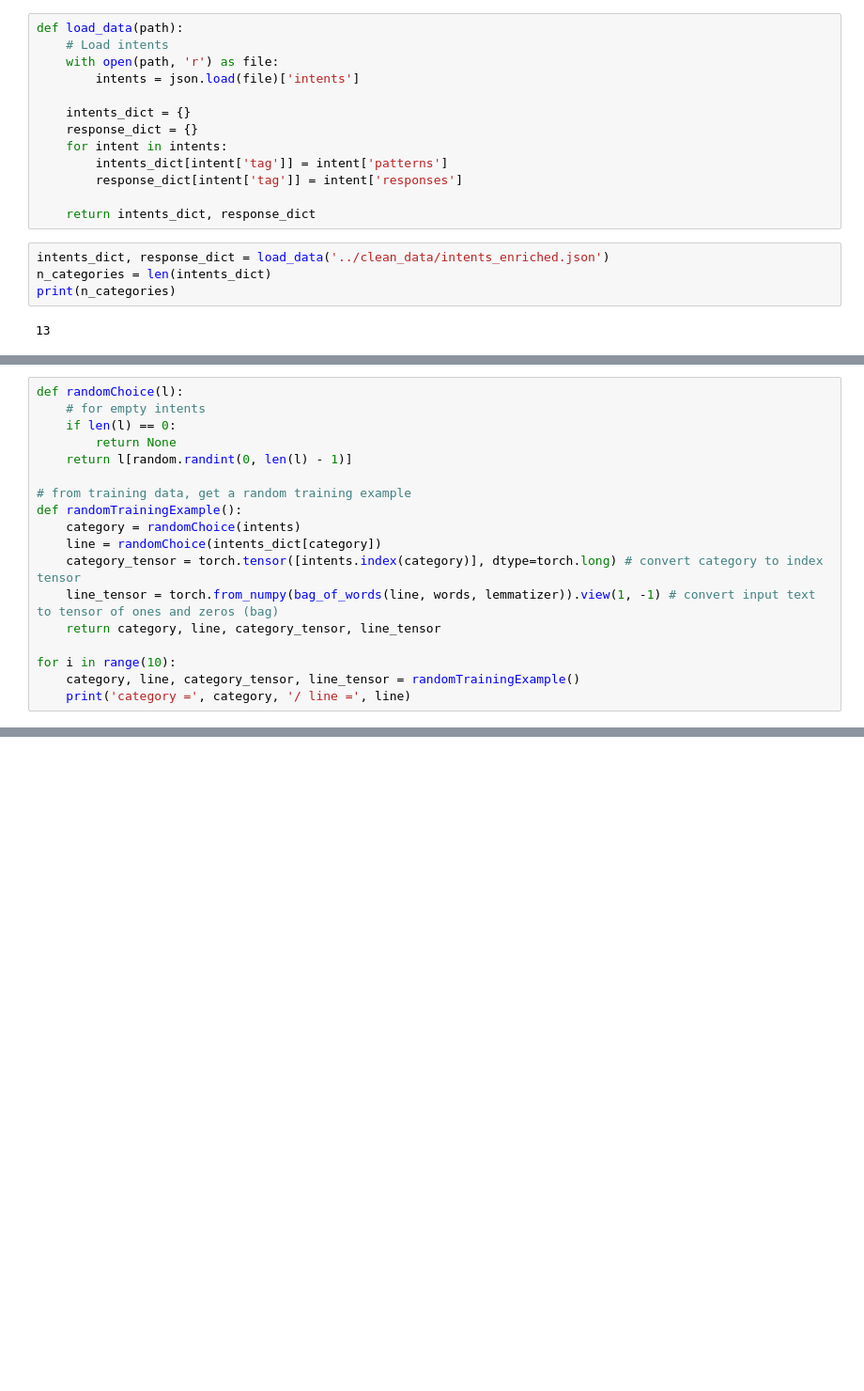
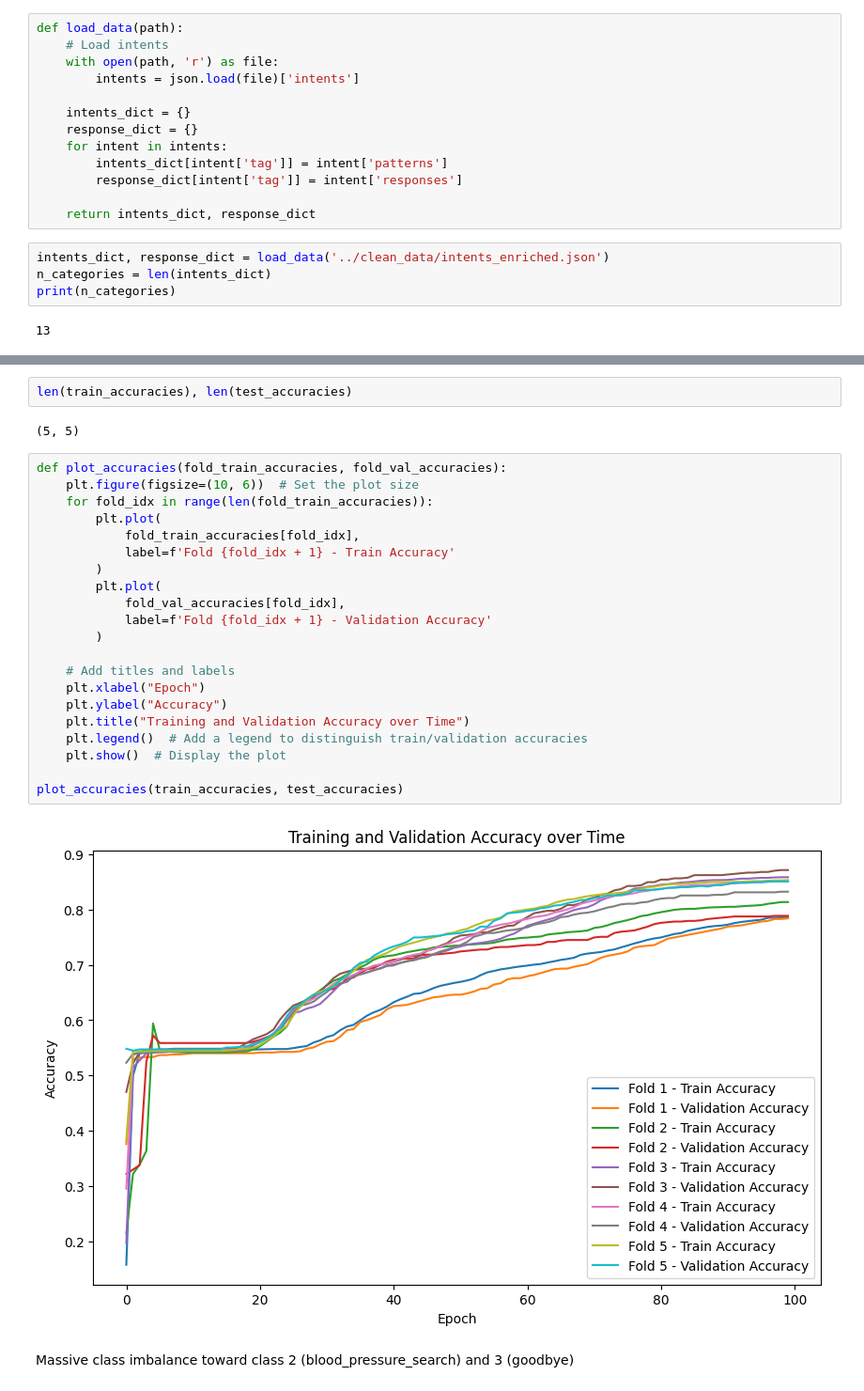
Before and after one commit to Riley94/Chatbot, a Jupyter notebook: src/intents_classification.ipynb, the cells around one changed output, grey strips where cells are left out. Shown: that part at 94% size. Drawn from its saved outputs; the diff is of its cells as text; blank space fills up the shorter version.

```diff
--- a/src/intents_classification.ipynb
+++ b/src/intents_classification.ipynb
@@ -201,18 +32,0 @@ Pick train inputs randomly to avoid overfitting.
-# %%
-def randomChoice(l):
-    # for empty intents
-    if len(l) == 0:
-        return None
-    return l[random.randint(0, len(l) - 1)]
-
-# from training data, get a random training example
-def randomTrainingExample():
-    category = randomChoice(intents)
-    line = randomChoice(intents_dict[category])
-    category_tensor = torch.tensor([intents.index(category)], dtype=torch.long) # convert category to index tensor
-    line_tensor = torch.from_numpy(bag_of_words(line, words, lemmatizer)).view(1, -1) # convert input text to tensor of ones and zeros (bag)
-    return category, line, category_tensor, line_tensor
-
-for i in range(10):
-    category, line, category_tensor, line_tensor = randomTrainingExample()
-    print('category =', category, '/ line =', line)
@@ -443,0 +433,29 @@ torch.save(rnn, '../clean_data/models/intents_classifier.pth')
+# %%
+len(train_accuracies), len(test_accuracies)
+# %% [output]
+(5, 5)
+# %%
+def plot_accuracies(fold_train_accuracies, fold_val_accuracies):
+    plt.figure(figsize=(10, 6))  # Set the plot size
+    for fold_idx in range(len(fold_train_accuracies)):
+        plt.plot(
+            fold_train_accuracies[fold_idx],
+            label=f'Fold {fold_idx + 1} - Train Accuracy'
+        )
+        plt.plot(
+            fold_val_accuracies[fold_idx],
+            label=f'Fold {fold_idx + 1} - Validation Accuracy'
+        )
+
+    # Add titles and labels
+    plt.xlabel("Epoch")
+    plt.ylabel("Accuracy")
+    plt.title("Training and Validation Accuracy over Time")
+    plt.legend()  # Add a legend to distinguish train/validation accuracies
+    plt.show()  # Display the plot
+
+plot_accuracies(train_accuracies, test_accuracies)
+# %% [output]
+[figure, added]
+# %% [markdown]
+Massive class imbalance toward class 2 (blood_pressure_search) and 3 (goodbye)
```
Also changed, not shown: parts of 59 cells of this notebook.
